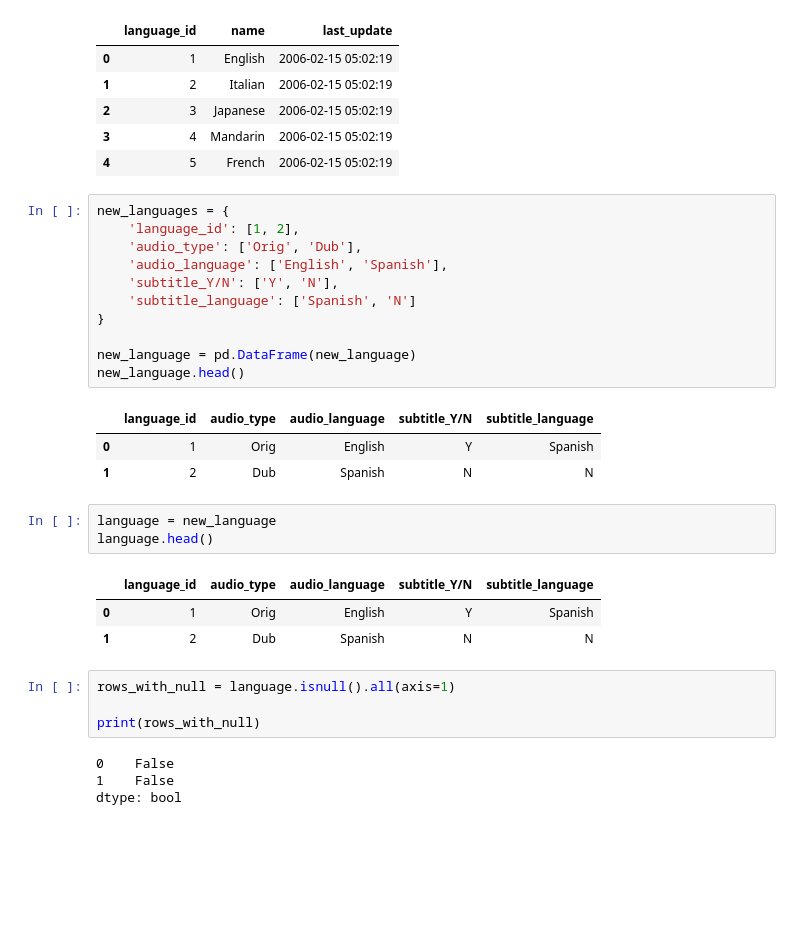
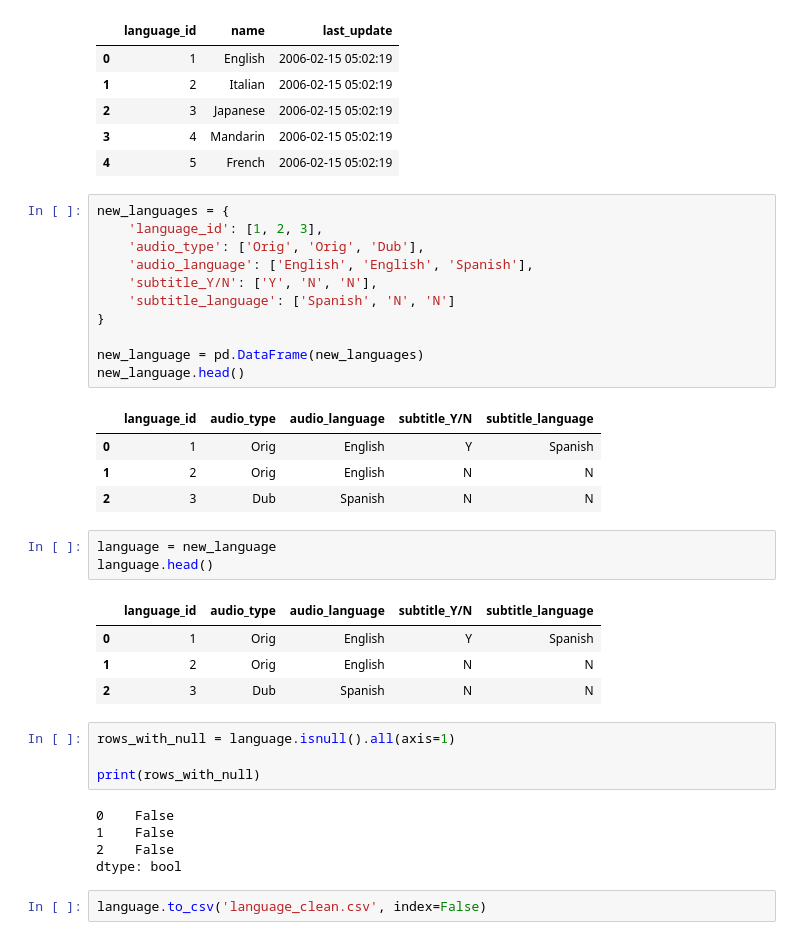
Before and after one commit to DemianFigueiredo/sql-data-base-building, a Jupyter notebook: notebooks/Language_clean.ipynb, the cells around one changed output. Saved outputs shown, nothing was run; the diff lists cells and outputs as text; blank space fills up the shorter version.

Commit message:
clean, database and queries done

```diff
--- a/notebooks/Language_clean.ipynb
+++ b/notebooks/Language_clean.ipynb
@@ -20,26 +20,28 @@ language.head()
 | 4 | 5 | French | 2006-02-15 05:02:19 |
 # %%
 new_languages = {
-    'language_id': [1, 2],
-    'audio_type': ['Orig', 'Dub'],
-    'audio_language': ['English', 'Spanish'],
-    'subtitle_Y/N': ['Y', 'N'],
-    'subtitle_language': ['Spanish', 'N']
+    'language_id': [1, 2, 3],
+    'audio_type': ['Orig', 'Orig', 'Dub'],
+    'audio_language': ['English', 'English', 'Spanish'],
+    'subtitle_Y/N': ['Y', 'N', 'N'],
+    'subtitle_language': ['Spanish', 'N', 'N']
 }
 
-new_language = pd.DataFrame(new_language)
+new_language = pd.DataFrame(new_languages)
 new_language.head()
 # %% [output]
 |  | language_id | audio_type | audio_language | subtitle_Y/N | subtitle_language |
 | 0 | 1 | Orig | English | Y | Spanish |
-| 1 | 2 | Dub | Spanish | N | N |
+| 1 | 2 | Orig | English | N | N |
+| 2 | 3 | Dub | Spanish | N | N |
 # %%
 language = new_language
 language.head()
 # %% [output]
 |  | language_id | audio_type | audio_language | subtitle_Y/N | subtitle_language |
 | 0 | 1 | Orig | English | Y | Spanish |
-| 1 | 2 | Dub | Spanish | N | N |
+| 1 | 2 | Orig | English | N | N |
+| 2 | 3 | Dub | Spanish | N | N |
 # %%
 rows_with_null = language.isnull().all(axis=1)
 
@@ -47,4 +49,7 @@ print(rows_with_null)
 # %% [output]
 0    False
 1    False
+2    False
 dtype: bool
+# %%
+language.to_csv('language_clean.csv', index=False)
```
Also changed, not shown: 20 other files.
